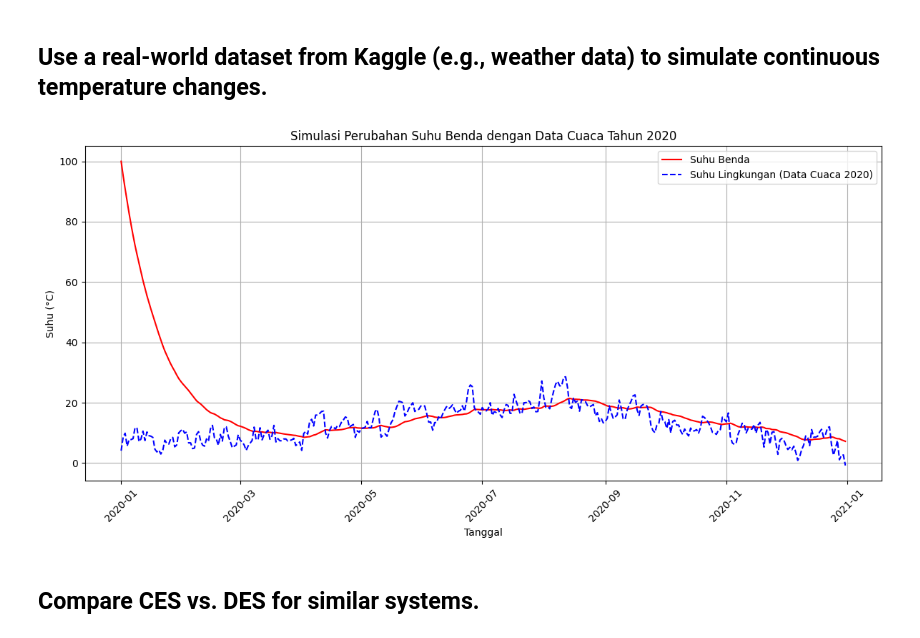
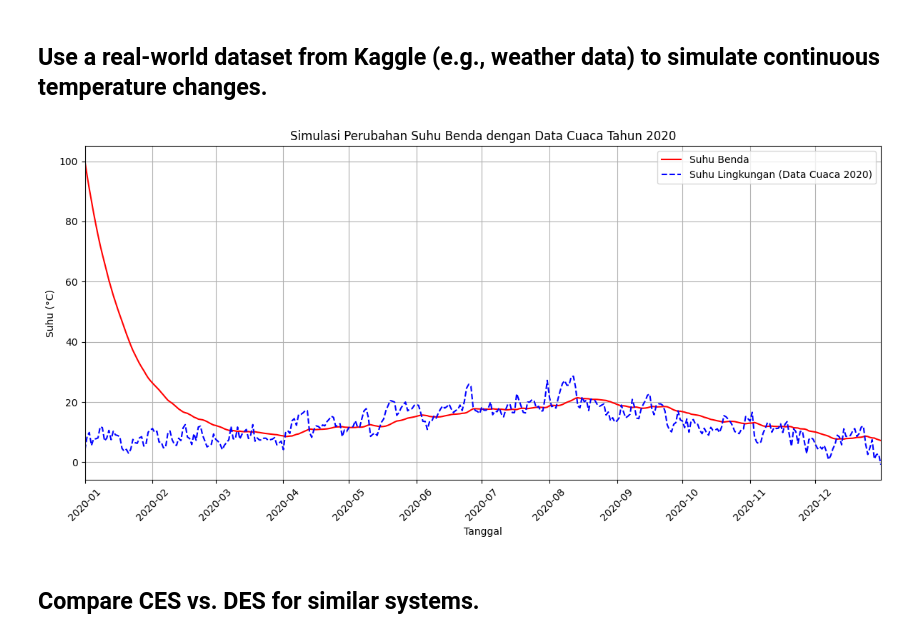
Before and after one commit to muhhanif27/PSD_TEORI, a Jupyter notebook: Tugas5/tugas5.ipynb, the cells around one changed output. Drawn from its saved outputs; the diff is of its cells as text; code cells hidden in the pictures.

```diff
--- a/Tugas5/tugas5.ipynb
+++ b/Tugas5/tugas5.ipynb
@@ -117,6 +117,9 @@ df['date'] = pd.to_datetime(df['date'], format='%Y%m%d')
 
 # Filter data hanya untuk tahun 2020
 df_2020 = df[df['date'].dt.year == 2020].copy()
+
+# Pastikan tidak ada data di luar 2020
+df_2020 = df_2020[df_2020['date'] <= '2020-12-31']
 
 # Ambil data waktu dan suhu lingkungan (mean_temp)
 time = df_2020['date']
@@ -125,34 +128,35 @@ ambient_temperatures = df_2020['mean_temp'].fillna(method='ffill').values  # Isi
 # Parameter simulasi
 initial_temperature = 100  # Suhu awal benda
 cooling_rate = 0.05        # Laju pendinginan
 dt = 1.0                   # Langkah waktu (1 hari, karena data harian)
 time_steps = len(ambient_temperatures)  # Jumlah langkah sesuai panjang data
 
 # Inisialisasi array suhu benda
 temperature = np.zeros(time_steps)
 temperature[0] = initial_temperature
 
 # Metode Euler untuk simulasi suhu benda dengan suhu lingkungan yang berubah
 for t in range(1, time_steps):
     dT = -cooling_rate * (temperature[t-1] - ambient_temperatures[t-1]) * dt
     temperature[t] = temperature[t-1] + dT
 
 # Plot hasil
 plt.figure(figsize=(12, 6))
 plt.plot(time, temperature, label="Suhu Benda", color='red')
 plt.plot(time, ambient_temperatures, label="Suhu Lingkungan (Data Cuaca 2020)", color='blue', linestyle='--')
 plt.xlabel("Tanggal")
 plt.ylabel("Suhu (°C)")
 plt.title("Simulasi Perubahan Suhu Benda dengan Data Cuaca Tahun 2020")
 plt.legend()
 plt.grid()
 plt.xticks(rotation=45)
+plt.xlim(pd.Timestamp('2020-01-01'), pd.Timestamp('2020-12-31'))  # Batasi sumbu x hanya untuk 2020
 plt.tight_layout()
 
 # Tampilkan plot
 plt.show()
 # %% [output]
-[figure, old version]
+[figure, new version]
 # %% [markdown]
 ## Compare CES vs. DES for similar systems.
 # %%
```
